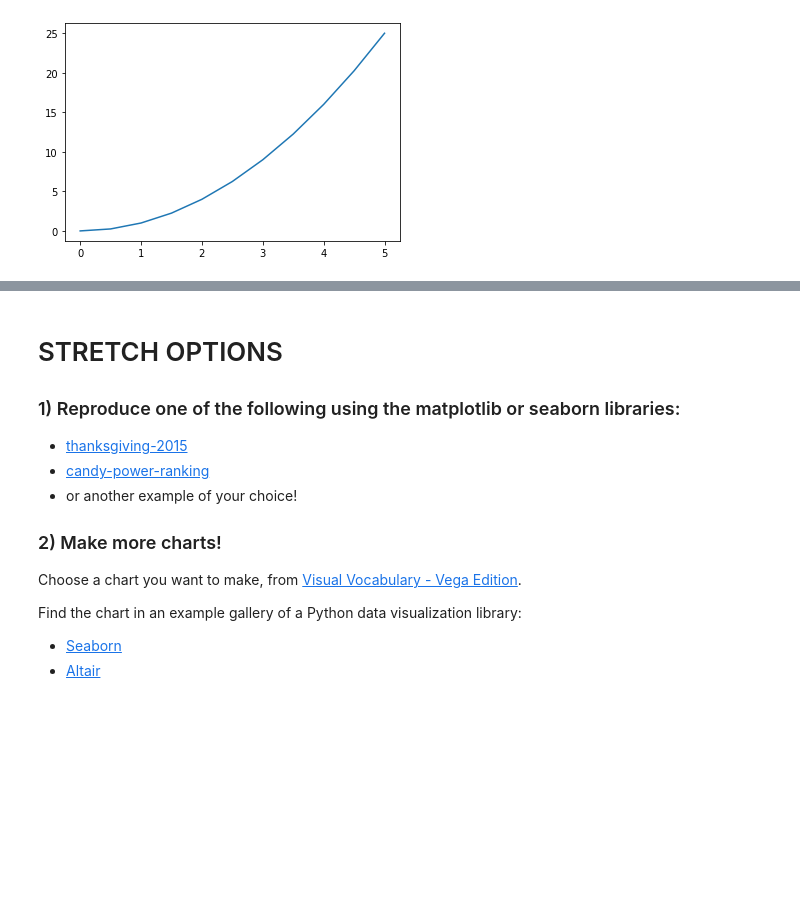
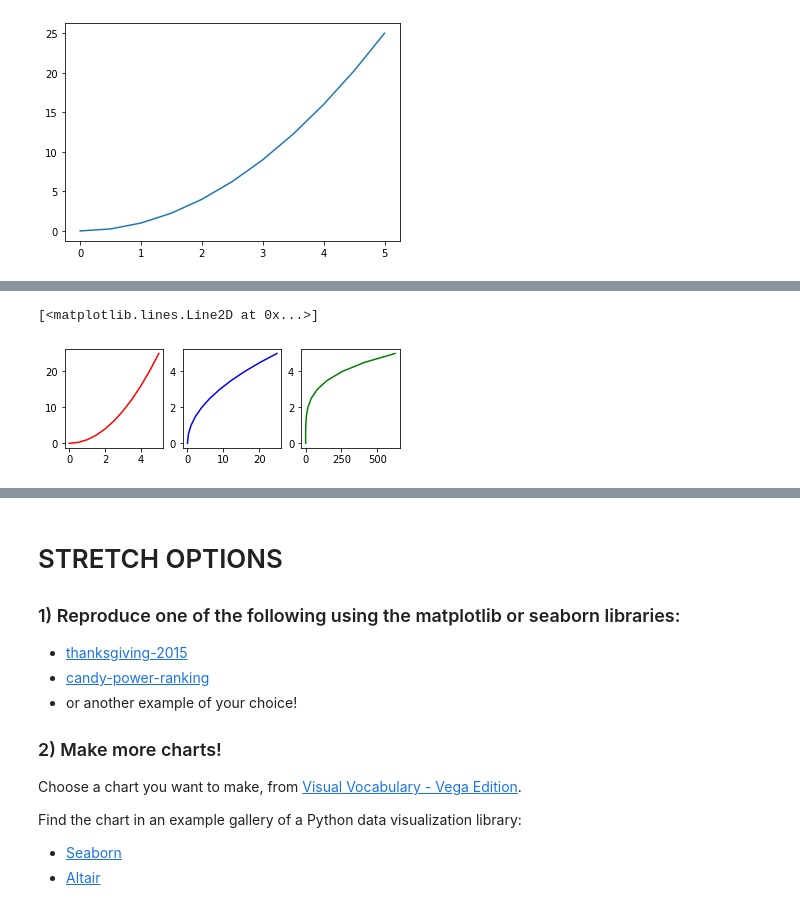
Before and after one commit to marianvinas/DS-Unit-1-Sprint-1-Data-Wrangling-and-Storytelling-1, a Jupyter notebook: module4-make-explanatory-visualizations/LS_DS_114_Make_Explanatory_Visualizations_Assignment.ipynb, the cells around one changed output, grey strips where cells are left out. Drawn from its saved outputs; the diff is of its cells as text; code cells hidden in the pictures; blank space fills up the shorter version.

```diff
--- a/module4-make-explanatory-visualizations/LS_DS_114_Make_Explanatory_Visualizations_Assignment.ipynb
+++ b/module4-make-explanatory-visualizations/LS_DS_114_Make_Explanatory_Visualizations_Assignment.ipynb
@@ -358,0 +376,11 @@ plt.plot(x,y);
+# %%
+# basic syntax: plt.subplot(nrows, ncols, plot_number)
+plt.subplot(2, 3, 1)
+plt.plot(x,y, 'r')
+plt.subplot(2, 3, 2)
+plt.plot(y,x, 'b')
+plt.subplot(2, 3, 3)
+plt.plot(y**2,x, 'g')
+# %% [output]
+[<matplotlib.lines.Line2D at 0x...>]
+[figure, added]
```
Also changed, not shown: parts of 4 cells of this notebook.
